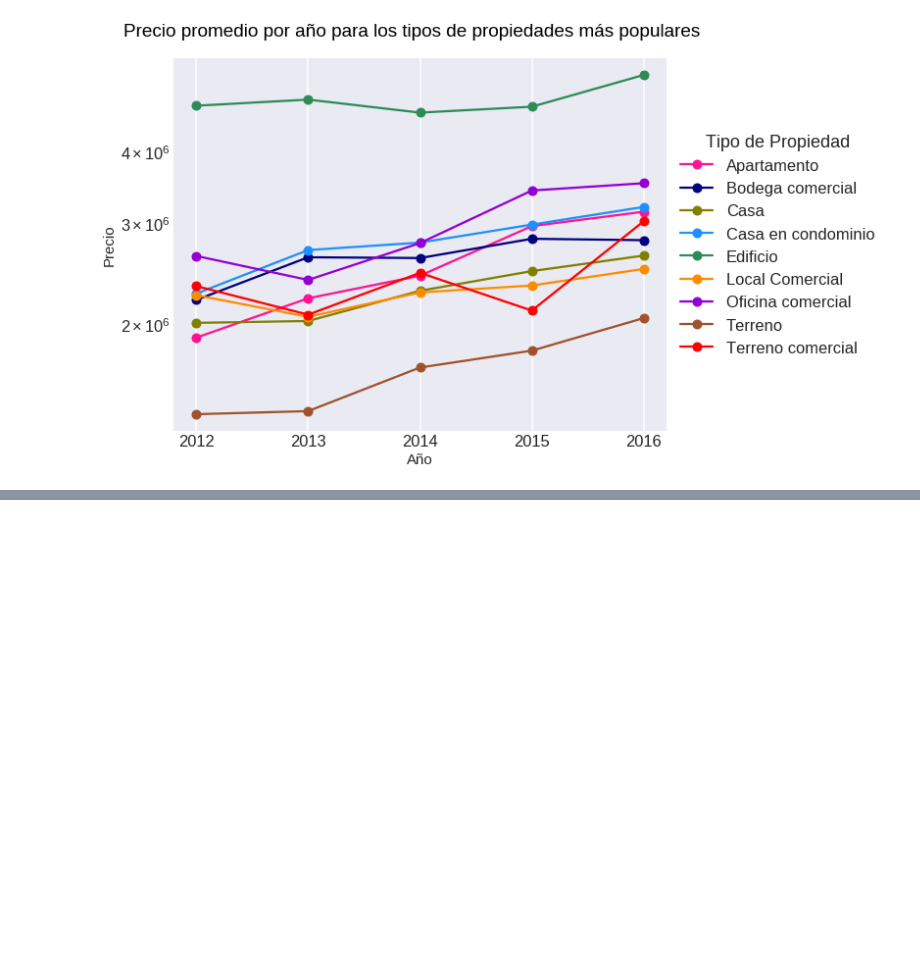
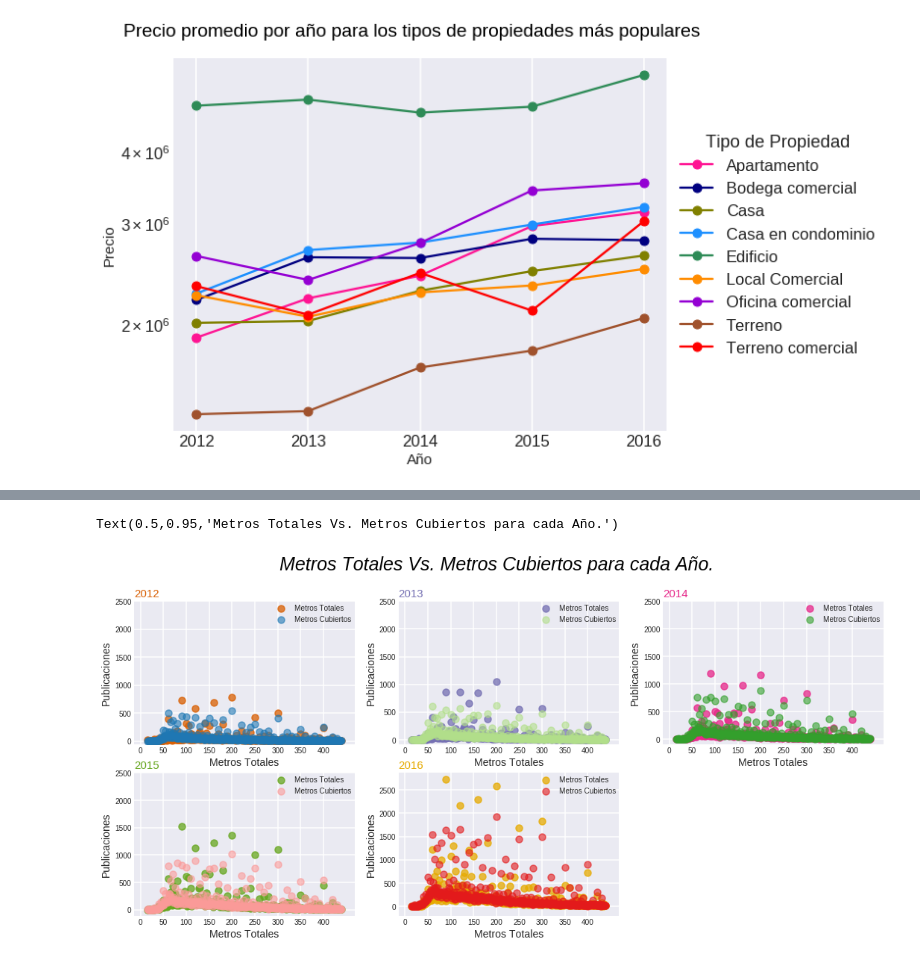
Before and after one commit to luctiz/Grupo43-TP1, a Jupyter notebook: AnalisisTemporales.ipynb, the cells around one changed output, grey strips where cells are left out. Drawn from its saved outputs; the diff is of its cells as text; code cells hidden in the pictures; blank space fills up the shorter version.

```diff
--- a/AnalisisTemporales.ipynb
+++ b/AnalisisTemporales.ipynb
@@ -353,0 +423,5 @@ Text(0.5,0.95,'Precio promedio por año para los tipos de propiedades más popul
+# %%
+df_mtrs_totales= df_metros[df.metrostotales != 0].groupby(['año', 'metrostotales']).agg({'id': 'count'}).unstack(0)
+df_mtrs_totales.columns = ['2012','2013', '2014', '2015', '2016']
+df_mtrs_totales = df_mtrs_totales.reset_index()
+df_mtrs_totales.head()
@@ -353,0 +435,25 @@ Text(0.5,0.95,'Precio promedio por año para los tipos de propiedades más popul
+# %%
+palette1 = plt.get_cmap('Dark2')
+palette2 = plt.get_cmap('Paired')
+
+plt.figure(figsize=(18,12))
+for num, column in enumerate(df_mtrs_totales.drop('metrostotales', axis=1)):
+
+    num += 1
+    plt.subplot(3,3, num)
+    # Uso semilog para poder apreciar mejor el comportamiento de las lineas de cada año
+    plt.scatter(df_mtrs_totales['metrostotales'], df_mtrs_totales[column], color=palette1(num), alpha = 0.75)
+    plt.scatter(df_mtrs_años['metroscubiertos'], df_mtrs_años[column], color=palette2(num), alpha = 0.6)
+    #Todos los plots tienen los mismos límites
+    plt.yticks(list(range(0,3000, 500)), fontsize = 10)
+    plt.xticks(list(range(0,450,50)),fontsize = 10)
+    # Título para cada plot
+    plt.title(column, loc='left', fontsize=15, fontweight=0, color=palette(num))
+    plt.xlabel('Metros Totales', fontsize = 14, fontweight=1)
+    plt.ylabel('Publicaciones', fontsize = 14, fontweight=1)
+    plt.legend(labels = ('Metros Totales', 'Metros Cubiertos'), fontsize = 10, borderaxespad = 0)
+
+plt.suptitle("Metros Totales Vs. Metros Cubiertos para cada Año.", fontsize = 25, color='black', style='italic', y=0.95)
+# %% [output]
+Text(0.5,0.95,'Metros Totales Vs. Metros Cubiertos para cada Año.')
+[figure, added]
```
Also changed, not shown: parts of 10 cells of this notebook, 1 other file.
